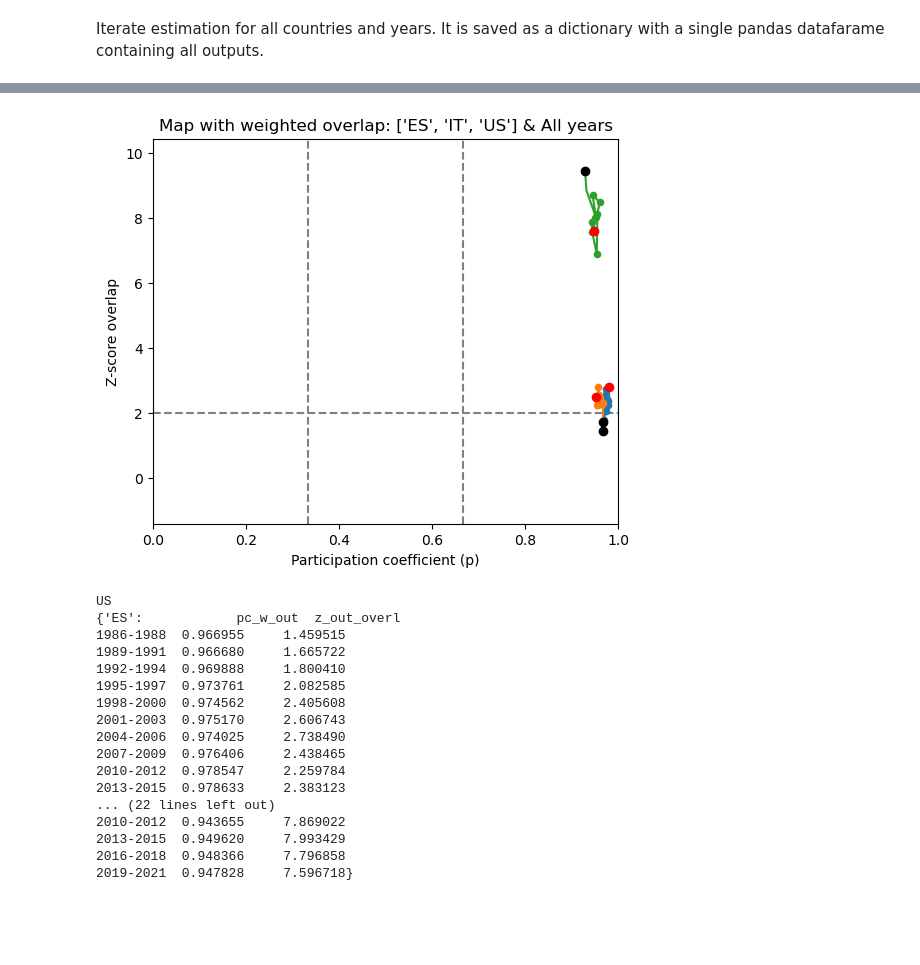
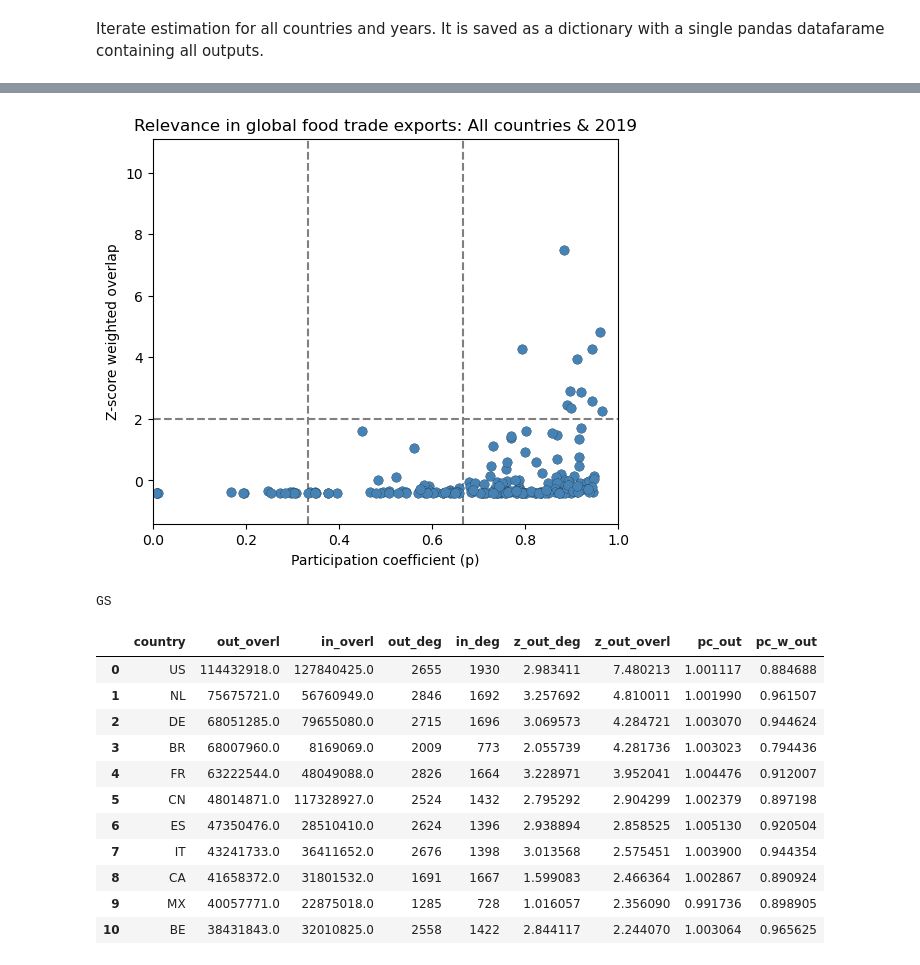
Before and after one commit to AFosch/Food_trade, a Jupyter notebook: Scripts/Multilayer_Year_map.ipynb, the cells around one changed output, grey strips where cells are left out. Saved outputs shown, nothing was run; the diff lists cells and outputs as text; code cells hidden in the pictures; blank space fills up the shorter version.

```diff
--- a/Scripts/Multilayer_Year_map.ipynb
+++ b/Scripts/Multilayer_Year_map.ipynb
@@ -219,13 +196,11 @@ def Country_map (dict_results,country, axis):
 # %% [output]
 "\ndef Country_map (dict_results,country, axis):\n\n    year_list = list(dict_results.keys())\n    print(year_list)\n    coords = pd.DataFrame()\n    for y in year_list:\n        to_add= dict_results[ ...
 # %%
-#year_check='1986-1988'#2019
+year_check= 2019 #'1986-1988'#2019
 direction = 'out'
-group_class = 'item'#'Food_group'
-data_og = pd.read_pickle('../Data/Data_year_groups_12.pkl')
+group_class = 'Food_group' # item
+#data_og = pd.read_pickle('../Data/Data_year_groups_12.pkl')
 
 country_metadata = pd.read_pickle('../Data/Country_info.pkl')
 
-#data = pd.read_pickle('../Data/Data_food_groups.pkl')
-
-#data = data_og.loc[(data_og.unit =='1000 US$') & (data_og.year == year_check) & (data_og.value > 0) ,:]
+data_og = pd.read_pickle('../Data/Data_food_groups.pkl')
@@ -298,0 +255,3 @@ Loop: 0.07398217488662642 0.9804754525257393
+# %%
+coords =dict_results[2019]
+coords.loc[(coords.pc_w_out>=2/3) & (coords.z_out_overl>=2),:]
@@ -299,7 +271,6 @@ Loop: 0.07398217488662642 0.9804754525257393
 # %%
-
-
-def Country_map (dict_results, country_list, year_list= 'All', plt_flag=True):
+# need to do dynamic
+def Country_map_static (dict_results, country_list, year_list= 'All', plt_flag=True):
 
     # Define start for All flags
     if country_list == 'All':
@@ -313,7 +284,7 @@ def Country_map (dict_results, country_list, year_list= 'All', plt_flag=True):
         title_year  = 'All years'
 
     else:
-        title_year  = year_list
+        title_year  = year_list[0]
 
     # Define figure characteristics
     if plt_flag == True :
@@ -328,54 +299,57 @@ def Country_map (dict_results, country_list, year_list= 'All', plt_flag=True):
         ax.set_xlim (0,1)
         ax.set_ylim((minY_plot-1,maxY_plot+1))
 
         #
-        ax.set_ylabel('Z-score overlap')
+        ax.set_ylabel('Z-score weighted overlap')
         ax.set_xlabel('Participation coefficient (p)')
-        ax.set_title ('Map with weighted overlap: '+ str(title_country)+' & '+ str(title_year))
+        #ax.set_title ('Map with weighted overlap: '+ str(title_country) +' countries' +' & '+ str(title_year))
+        ax.set_title ('Relevance in global food trade exports: '+ str(title_country) +' & '+ str(title_year))
 
     # Iterate for countries:
     coords_dict = dict()
 
     for country in country_list:
         coords = pd.DataFrame()
         for y in year_list:
             to_add = dict_results[y].loc[(dict_results[y]['country']==country),('pc_w_out','z_out_overl')]
             coords = pd.concat([coords,to_add])
         coords.index = year_list
 
         coords_dict[country] = coords
         if (plt_flag ==True):
             # Plot
             ax.scatter(coords.pc_w_out.iloc[2:-2], coords.z_out_overl.iloc[2:-2],zorder = 2,s=20,label= coords.index)
             ax.plot(coords.pc_w_out, coords.z_out_overl,zorder = 2,label= coords.index)
             ax.scatter(coords.pc_w_out.iloc[0], coords.z_out_overl.iloc[0],zorder = 2,label= coords.index[0],color = 'black')
-            ax.scatter(coords.pc_w_out.iloc[-1], coords.z_out_overl.iloc[-1],zorder = 2,label= coords.index[-1],color = 'red')
+            ax.scatter(coords.pc_w_out.iloc[-1], coords.z_out_overl.iloc[-1],zorder = 2,label= coords.index[-1],color = 'steelblue')
+            #ax.annotate(country,(coords.pc_w_out.iloc[-1], coords.z_out_overl.iloc[-1]),zorder = 2,label= coords.index[-1],color = 'steelblue')
 
+
+    fig_phase.savefig('../Plots/map_countries_export.pdf',format ='pdf',dpi=300)
     plt.show()
     print(country)
     return coords_dict
 
+
 # Coords dict
-coords_dict = Country_map(dict_results,country_list='All',year_list='All', plt_flag = True)
-print(coords_dict)
+coords_dict = Country_map_static(dict_results,country_list='All',year_list=[2019], plt_flag = True)
 
-pickle.dump(coords_dict, open('country_coords.p', 'wb'))
+coords =dict_results[2019]
+coords.loc[(coords.pc_w_out>=2/3) & (coords.z_out_overl>=2),:]
+
+#pickle.dump(coords_dict, open('../Data/country_coords.pkl', 'wb'))
 # %% [output]
-[figure, old version]
+[figure, new version]
-US
-{'ES':            pc_w_out  z_out_overl
-1986-1988  0.966955     1.459515
-1989-1991  0.966680     1.665722
-1992-1994  0.969888     1.800410
-1995-1997  0.973761     2.082585
-1998-2000  0.974562     2.405608
-2001-2003  0.975170     2.606743
-2004-2006  0.974025     2.738490
-2007-2009  0.976406     2.438465
-2010-2012  0.978547     2.259784
-2013-2015  0.978633     2.383123
-... (22 lines left out)
-2010-2012  0.943655     7.869022
-2013-2015  0.949620     7.993429
-2016-2018  0.948366     7.796858
-2019-2021  0.947828     7.596718}
+GS
+|  | country | out_overl | in_overl | out_deg | in_deg | z_out_deg | z_out_overl | pc_out | pc_w_out |
+| 0 | US | 114432918.0 | 127840425.0 | 2655 | 1930 | 2.983411 | 7.480213 | 1.001117 | 0.884688 |
+| 1 | NL | 75675721.0 | 56760949.0 | 2846 | 1692 | 3.257692 | 4.810011 | 1.001990 | 0.961507 |
+| 2 | DE | 68051285.0 | 79655080.0 | 2715 | 1696 | 3.069573 | 4.284721 | 1.003070 | 0.944624 |
+| 3 | BR | 68007960.0 | 8169069.0 | 2009 | 773 | 2.055739 | 4.281736 | 1.003023 | 0.794436 |
+| 4 | FR | 63222544.0 | 48049088.0 | 2826 | 1664 | 3.228971 | 3.952041 | 1.004476 | 0.912007 |
+| 5 | CN | 48014871.0 | 117328927.0 | 2524 | 1432 | 2.795292 | 2.904299 | 1.002379 | 0.897198 |
+| 6 | ES | 47350476.0 | 28510410.0 | 2624 | 1396 | 2.938894 | 2.858525 | 1.005130 | 0.920504 |
+| 7 | IT | 43241733.0 | 36411652.0 | 2676 | 1398 | 3.013568 | 2.575451 | 1.003900 | 0.944354 |
+| 8 | CA | 41658372.0 | 31801532.0 | 1691 | 1667 | 1.599083 | 2.466364 | 1.002867 | 0.890924 |
+| 9 | MX | 40057771.0 | 22875018.0 | 1285 | 728 | 1.016057 | 2.356090 | 0.991736 | 0.898905 |
+| 10 | BE | 38431843.0 | 32010825.0 | 2558 | 1422 | 2.844117 | 2.244070 | 1.003064 | 0.965625 |
```
Also changed, not shown: parts of 10 cells of this notebook, 6 other files.
